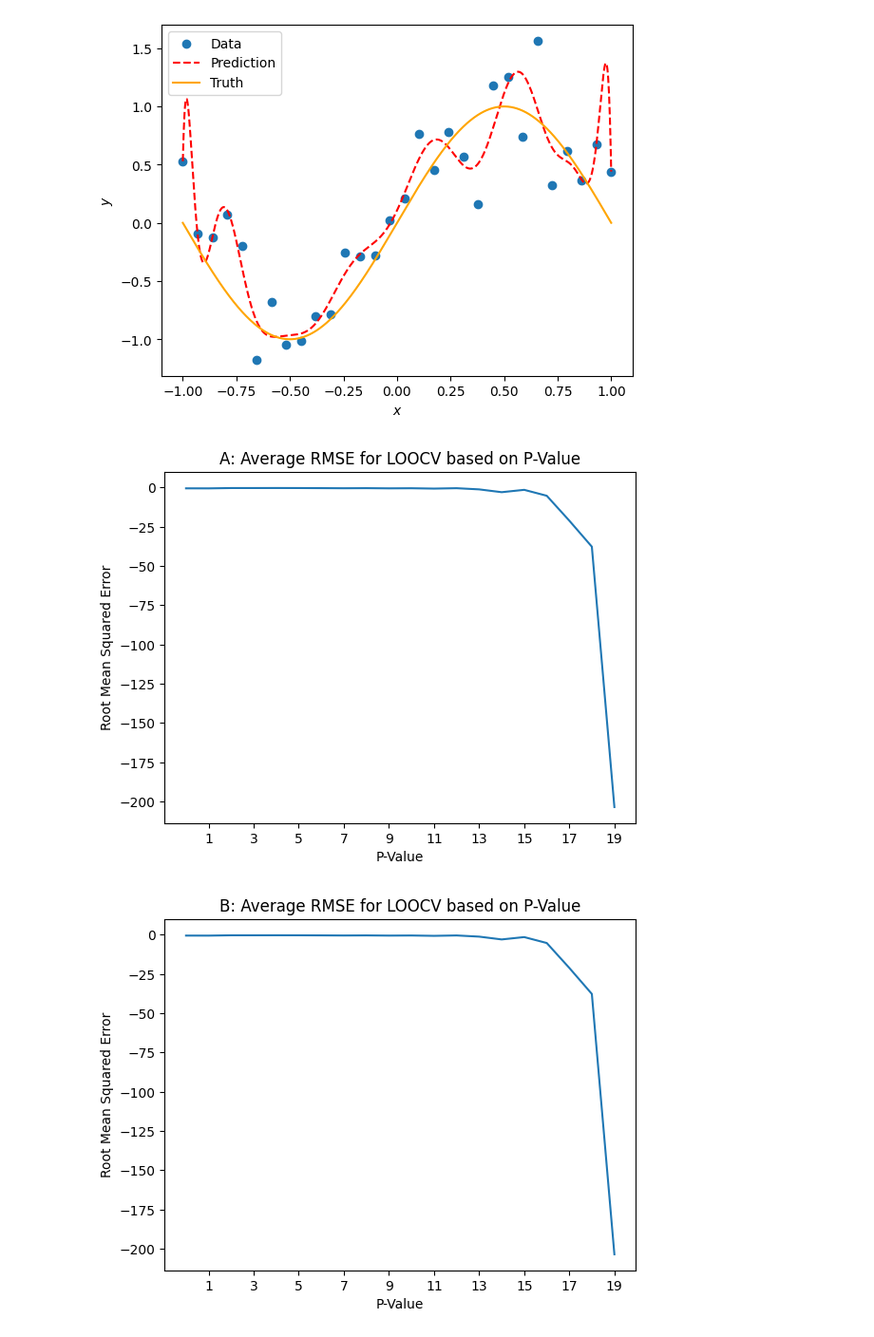
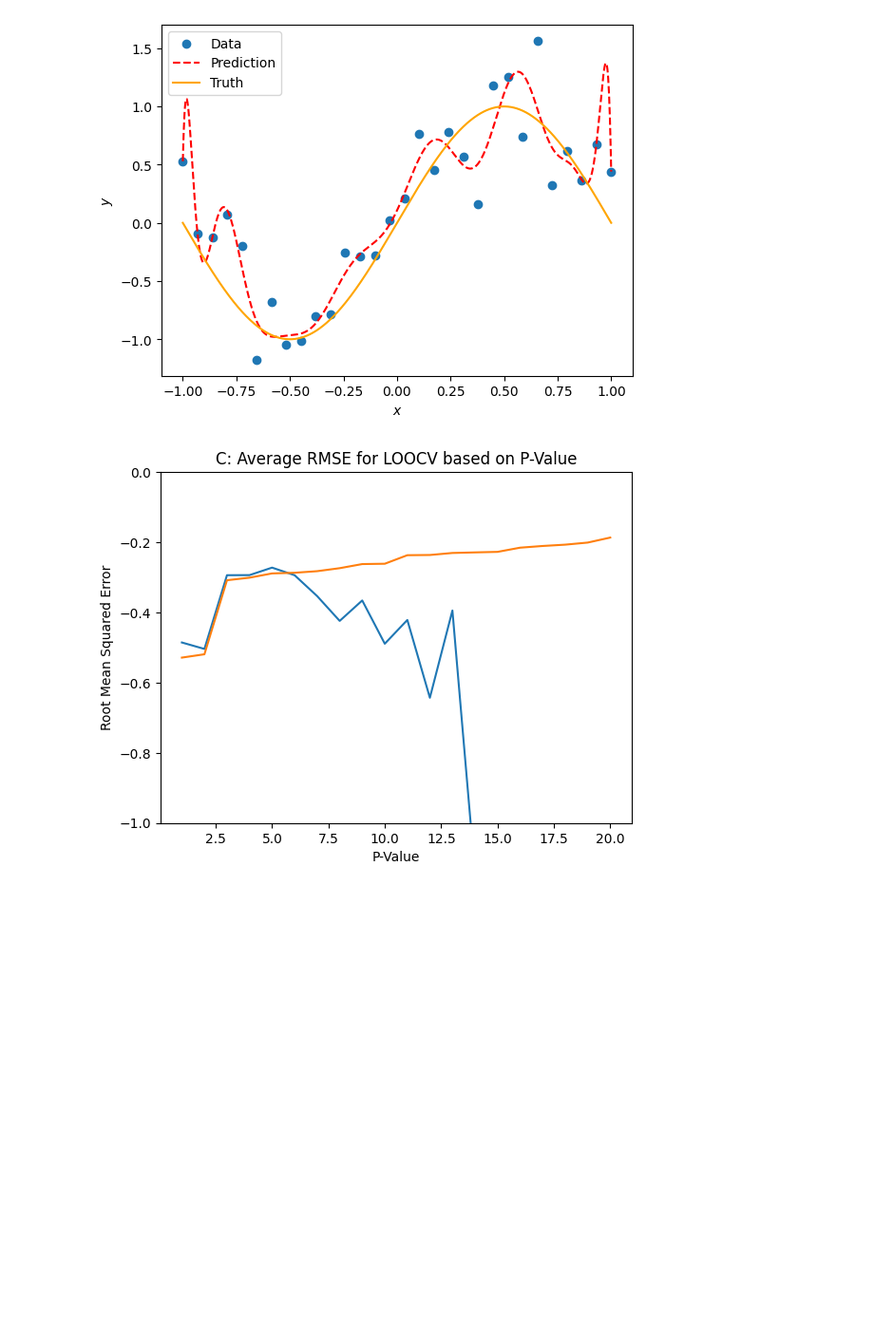
Before and after one commit to queue-h/ISCI-396, a Jupyter notebook: overfitting/Class_6_Part_2.ipynb, the cells around one changed output. Shown at 95% size. Saved outputs shown, nothing was run; the diff lists cells and outputs as text; code cells hidden in the pictures; blank space fills up the shorter version.

```diff
--- a/overfitting/Class_6_Part_2.ipynb
+++ b/overfitting/Class_6_Part_2.ipynb
@@ -118,38 +118,37 @@ def b():
     avg_rmse_list = []
     for p in range(1, 21):
         kf = model.KFold(DATA_SIZE)
         rmse_list = []
         for i, (train_index, test_index) in enumerate(kf.split(X_train, y_train)):
             reg = LinearPolyRegression(p=p).fit(X_train[train_index], y_train[train_index])
             score = model.cross_val_score(reg, X_train, y_train, cv = kf, scoring='neg_root_mean_squared_error')
             rmse_list.append(score)
 
         avg_rmse_list.append(np.mean(rmse_list))
 
     plt.plot(avg_rmse_list)
     plt.xticks(np.arange(1, 21, 2))
     plt.xlabel("P-Value")
     plt.ylabel("Root Mean Squared Error")
     plt.title("B: Average RMSE for LOOCV based on P-Value")
     plt.show()
 
 def c():
     p_all = np.arange(1, 21)
     kf = model.KFold(n_splits=DATA_SIZE, shuffle=True)
-    reg = model.GridSearchCV(LinearPolyRegression(), dict(p=p_all), cv = kf, scoring='neg_root_mean_squared_error')
-    scores = reg.fit(X_train, y_train).cv_results_['mean_test_score']
+    reg = model.GridSearchCV(LinearPolyRegression(), dict(p=p_all), cv = kf, scoring='neg_root_mean_squared_error', return_train_score=True).fit(X_train, y_train)
+    nrmse_cv_c = reg.cv_results_['mean_test_score']
+    nrmse_train_c = reg.cv_results_['mean_train_score']
 
-    plt.plot(scores)
-    plt.xticks(np.arange(1, 21, 2))
+    plt.plot(p_all, nrmse_cv_c)
+    plt.plot(p_all, nrmse_train_c)
+    plt.ylim(-1, 0)
     plt.xlabel("P-Value")
     plt.ylabel("Root Mean Squared Error")
     plt.title("C: Average RMSE for LOOCV based on P-Value")
     plt.show()
 
 
-a()
-b()
 c()
 # %% [output]
-[figure, old version]
+[figure, new version]
-[figure, removed]
```
Also changed, not shown: parts of 1 cell of this notebook, 1 other file.
